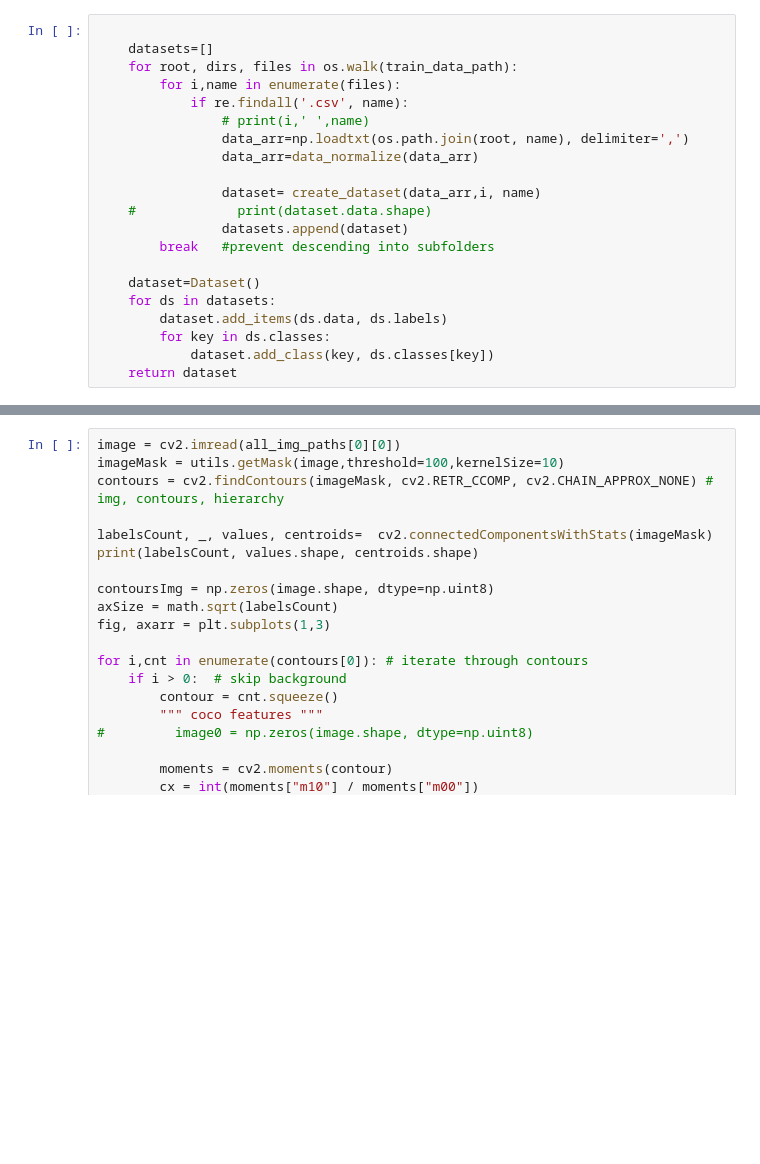
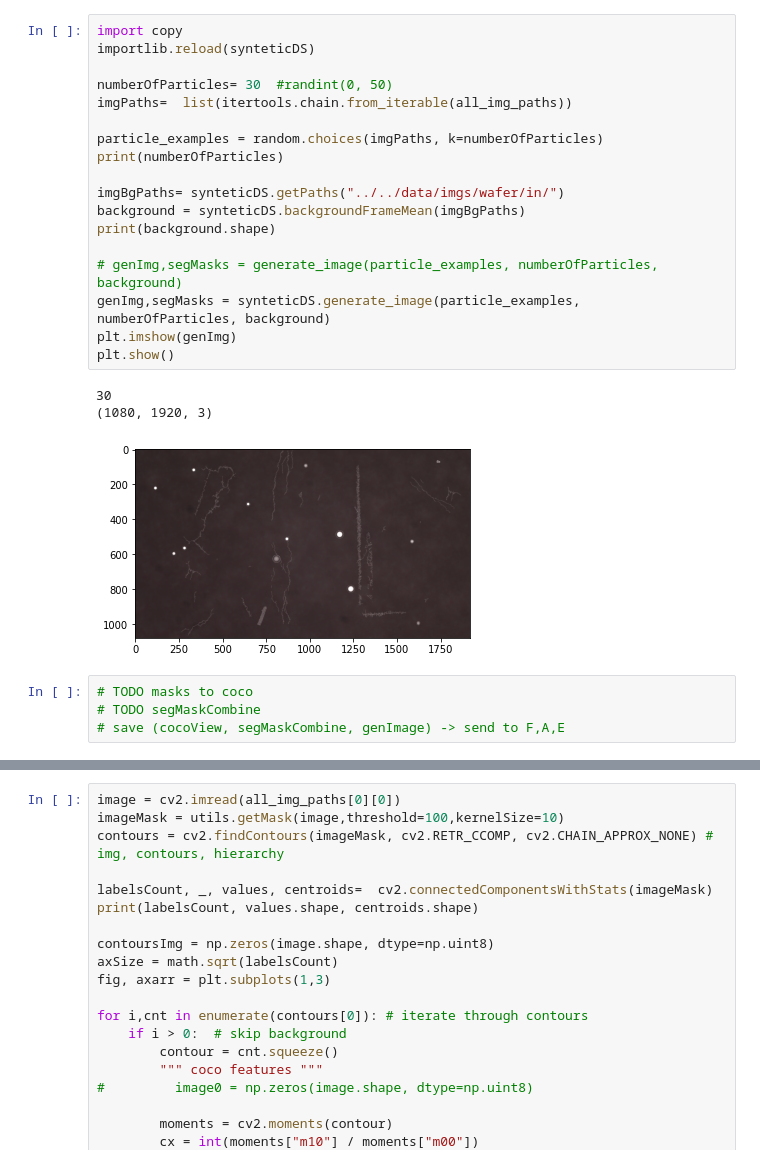
Before and after one commit to xhosta05/BP, a Jupyter notebook: imgs/ml_img_generate.ipynb, the cells around one changed output, grey strips where cells are left out. Cells and saved outputs as stored; diff of their text form; blank space fills up the shorter version.

```diff
--- a/imgs/ml_img_generate.ipynb
+++ b/imgs/ml_img_generate.ipynb
@@ -128,21 +71,26 @@ for imgPath in fibers_img_paths:
-# %%
-
-	datasets=[]
-	for root, dirs, files in os.walk(train_data_path):
-		for i,name in enumerate(files):
-		    if re.findall('.csv', name):
-		        # print(i,' ',name)
-		        data_arr=np.loadtxt(os.path.join(root, name), delimiter=',')
-		        data_arr=data_normalize(data_arr)
-
-		        dataset= create_dataset(data_arr,i, name)
-	#             print(dataset.data.shape)
-		        datasets.append(dataset)
-		break   #prevent descending into subfolders
-
-	dataset=Dataset()
-	for ds in datasets:
-		dataset.add_items(ds.data, ds.labels)
-		for key in ds.classes:
-			dataset.add_class(key, ds.classes[key])
-	return dataset
+# %%
+import copy
+importlib.reload(synteticDS)
+
+numberOfParticles= 30  #randint(0, 50)
+imgPaths=  list(itertools.chain.from_iterable(all_img_paths))
+
+particle_examples = random.choices(imgPaths, k=numberOfParticles)
+print(numberOfParticles)
+
+imgBgPaths= synteticDS.getPaths("../../data/imgs/wafer/in/")
+background = synteticDS.backgroundFrameMean(imgBgPaths)
+print(background.shape)
+
+# genImg,segMasks = generate_image(particle_examples, numberOfParticles, background)
+genImg,segMasks = synteticDS.generate_image(particle_examples, numberOfParticles, background)
+plt.imshow(genImg)
+plt.show()
+# %% [output]
+30
+(1080, 1920, 3)
+[figure, added]
+# %%
+# TODO masks to coco
+# TODO segMaskCombine
+# save (cocoView, segMaskCombine, genImage) -> send to F,A,E
```
Also changed, not shown: parts of 6 cells of this notebook, 9 other files.
